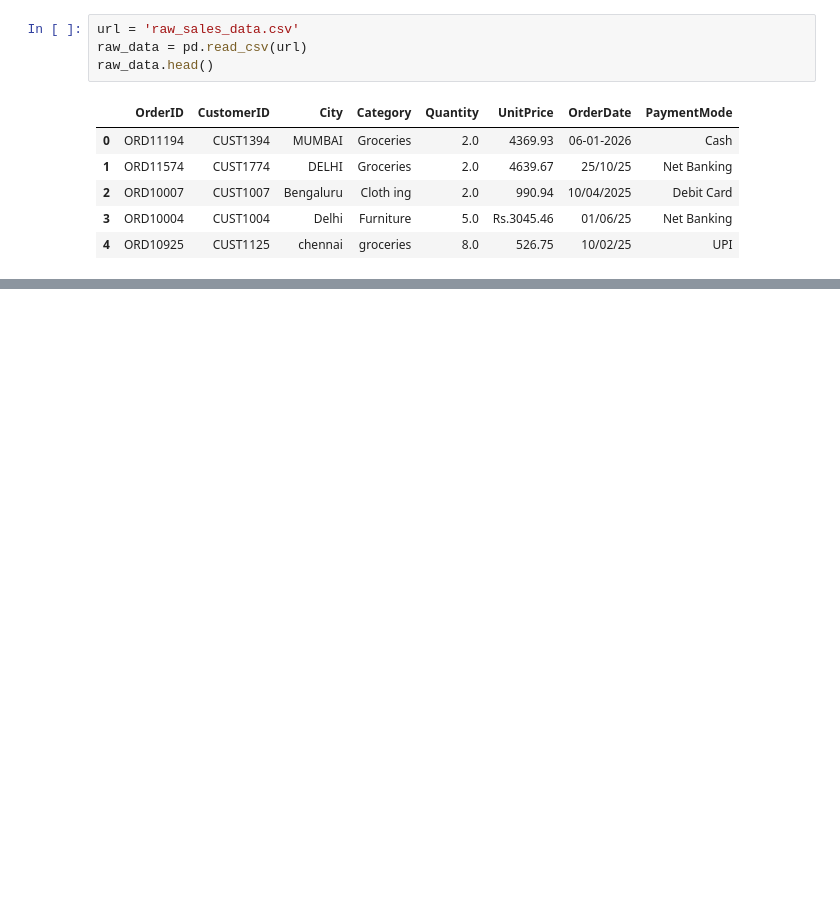
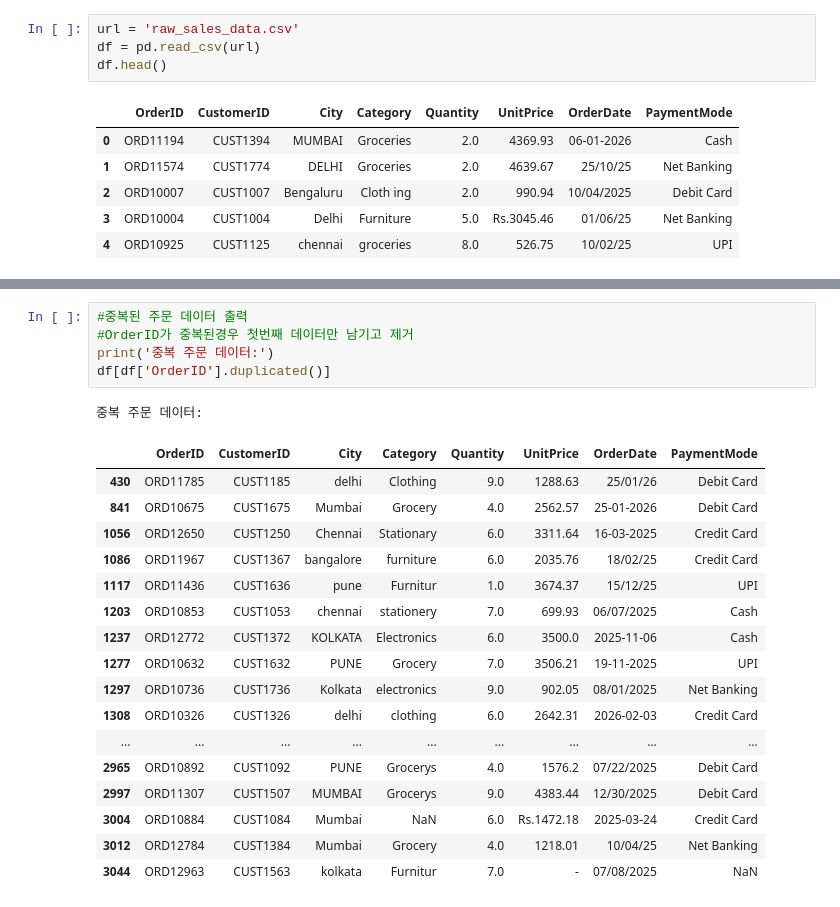
Before and after one commit to juseongbin/homework, a Jupyter notebook: pandas실습 문제.ipynb, the cells around one changed output, grey strips where cells are left out. Cells and saved outputs as stored; diff of their text form; blank space fills up the shorter version.

```diff
--- a/pandas실습 문제.ipynb
+++ b/pandas실습 문제.ipynb
@@ -3,8 +3,8 @@ import pandas as pd
 import csv
 # %%
 url = 'raw_sales_data.csv'
-raw_data = pd.read_csv(url)
-raw_data.head()
+df = pd.read_csv(url)
+df.head()
 # %% [output]
 |  | OrderID | CustomerID | City | Category | Quantity | UnitPrice | OrderDate | PaymentMode |
 | 0 | ORD11194 | CUST1394 | MUMBAI | Groceries | 2.0 | 4369.93 | 06-01-2026 | Cash |
@@ -18,0 +107,24 @@ print(raw_data.shape)
+# %%
+#중복된 주문 데이터 출력
+#OrderID가 중복된경우 첫번째 데이터만 남기고 제거
+print('중복 주문 데이터:')
+df[df['OrderID'].duplicated()]
+# %% [output]
+중복 주문 데이터:
+|  | OrderID | CustomerID | City | Category | Quantity | UnitPrice | OrderDate | PaymentMode |
+| 430 | ORD11785 | CUST1185 | delhi | Clothing | 9.0 | 1288.63 | 25/01/26 | Debit Card |
+| 841 | ORD10675 | CUST1675 | Mumbai | Grocery | 4.0 | 2562.57 | 25-01-2026 | Debit Card |
+| 1056 | ORD12650 | CUST1250 | Chennai | Stationary | 6.0 | 3311.64 | 16-03-2025 | Credit Card |
+| 1086 | ORD11967 | CUST1367 | bangalore | furniture | 6.0 | 2035.76 | 18/02/25 | Credit Card |
+| 1117 | ORD11436 | CUST1636 | pune | Furnitur | 1.0 | 3674.37 | 15/12/25 | UPI |
+| 1203 | ORD10853 | CUST1053 | chennai | stationery | 7.0 | 699.93 | 06/07/2025 | Cash |
+| 1237 | ORD12772 | CUST1372 | KOLKATA | Electronics | 6.0 | 3500.0 | 2025-11-06 | Cash |
+| 1277 | ORD10632 | CUST1632 | PUNE | Grocery | 7.0 | 3506.21 | 19-11-2025 | UPI |
+| 1297 | ORD10736 | CUST1736 | Kolkata | electronics | 9.0 | 902.05 | 08/01/2025 | Net Banking |
+| 1308 | ORD10326 | CUST1326 | delhi | clothing | 6.0 | 2642.31 | 2026-02-03 | Credit Card |
+| ... | ... | ... | ... | ... | ... | ... | ... | ... |
+| 2965 | ORD10892 | CUST1092 | PUNE | Grocerys | 4.0 | 1576.2 | 07/22/2025 | Debit Card |
+| 2997 | ORD11307 | CUST1507 | MUMBAI | Grocerys | 9.0 | 4383.44 | 12/30/2025 | Debit Card |
+| 3004 | ORD10884 | CUST1084 | Mumbai | NaN | 6.0 | Rs.1472.18 | 2025-03-24 | Credit Card |
+| 3012 | ORD12784 | CUST1384 | Mumbai | Grocery | 4.0 | 1218.01 | 10/04/25 | Net Banking |
+| 3044 | ORD12963 | CUST1563 | kolkata | Furnitur | 7.0 | - | 07/08/2025 | NaN |
```
Also changed, not shown: parts of 7 cells of this notebook.
